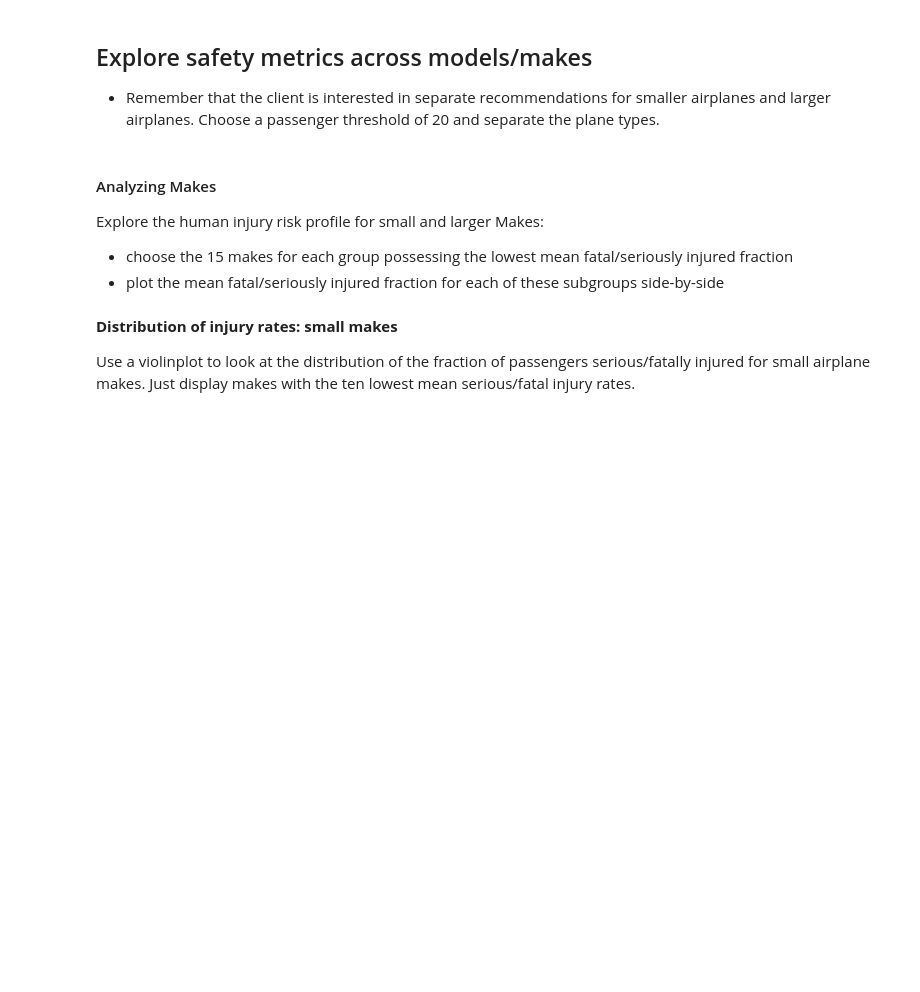
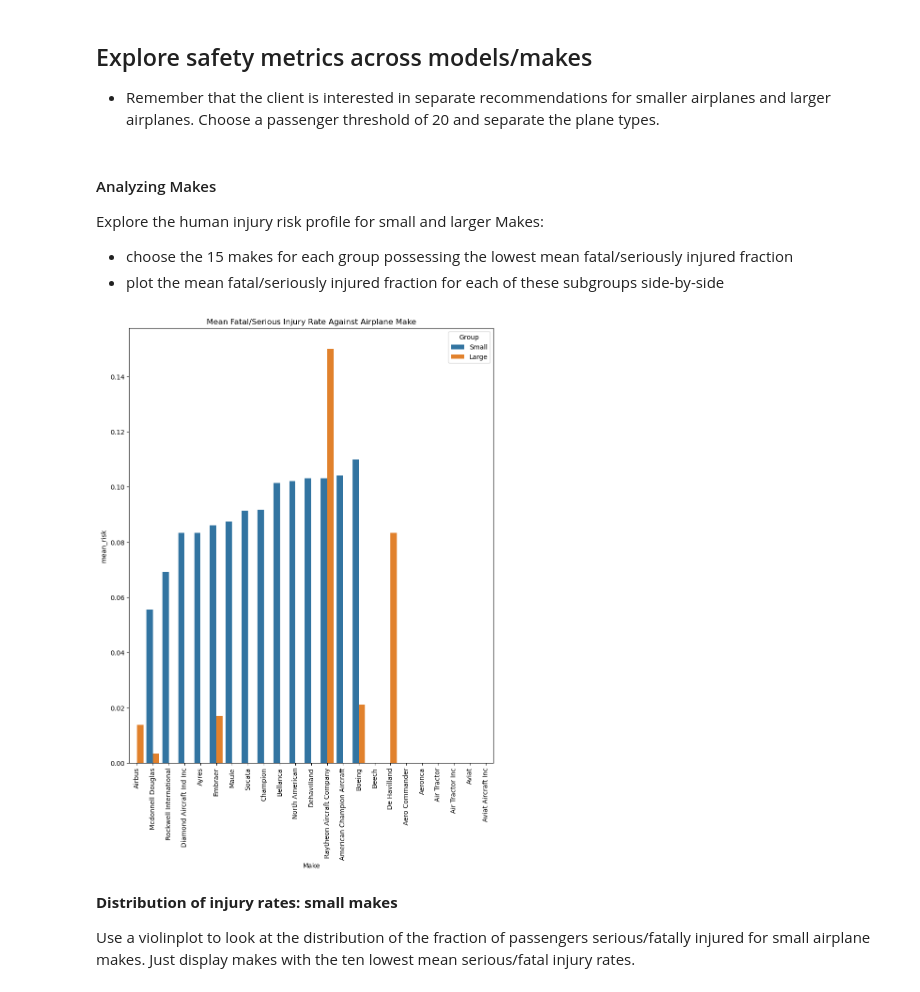
Before and after one commit to amursal-lab/dsc-summative-lab, a Jupyter notebook: Aviation_Accidents_Data_Analysis.ipynb, the cells around one changed output. Cells and saved outputs as stored; diff of their text form; code cells hidden in the pictures; blank space fills up the shorter version.

Commit message:
Plot the subgroups side by side

```diff
--- a/Aviation_Accidents_Data_Analysis.ipynb
+++ b/Aviation_Accidents_Data_Analysis.ipynb
@@ -40,14 +40,33 @@ Explore the human injury risk profile for small and larger Makes:
 # %%
 # exploring human injury risk per make in large and small aircraft
 small_makes = df[df["Aircraft.Size"] == "Small"].groupby("Make").agg(
     mean_risk = ("Serious.Injury.Rate", "mean"),
     count = ("Make", "count"))
 large_makes = df[df["Aircraft.Size"] == "Large"].groupby("Make").agg(
     mean_risk = ("Serious.Injury.Rate", "mean"),
     count = ("Make", "count"))
+
 # choosing the 15 makes for each group with lowest fatal/serious injury
 small_makes_15 = small_makes.sort_values("mean_risk").head(15)
 large_makes_15 = large_makes.sort_values("mean_risk").head(15)
+
+# Plot them side by side
+small_makes_15["Group"] = "Small"
+large_makes_15["Group"] = "Large"
+small_makes_15 = small_makes_15.reset_index()
+large_makes_15 = large_makes_15.reset_index()
+
+plot_1 = pd.concat([small_makes_15, large_makes_15])
+plt.figure(figsize =(10,12))
+
+sns.barplot(data=pd.concat([small_makes_15.assign(Group="Small"),
+                large_makes_15.assign(Group = "Large")
+                ], ignore_index=True), x="Make", y="mean_risk", hue="Group")
+plt.xticks(rotation=90)
+plt.title("Mean Fatal/Serious Injury Rate Against Airplane Make")
+plt.show()
+# %% [output]
+[figure, added]
 # %% [markdown]
 **Distribution of injury rates: small makes**
 
```
